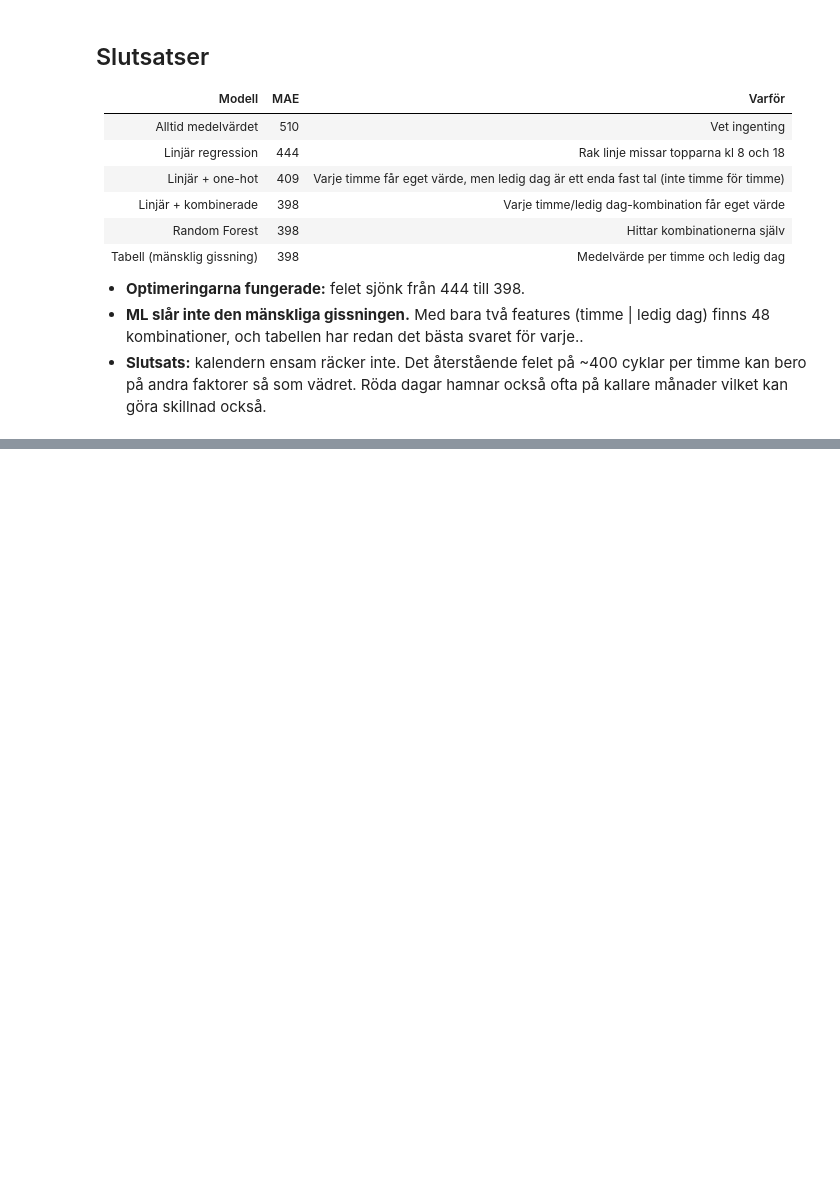
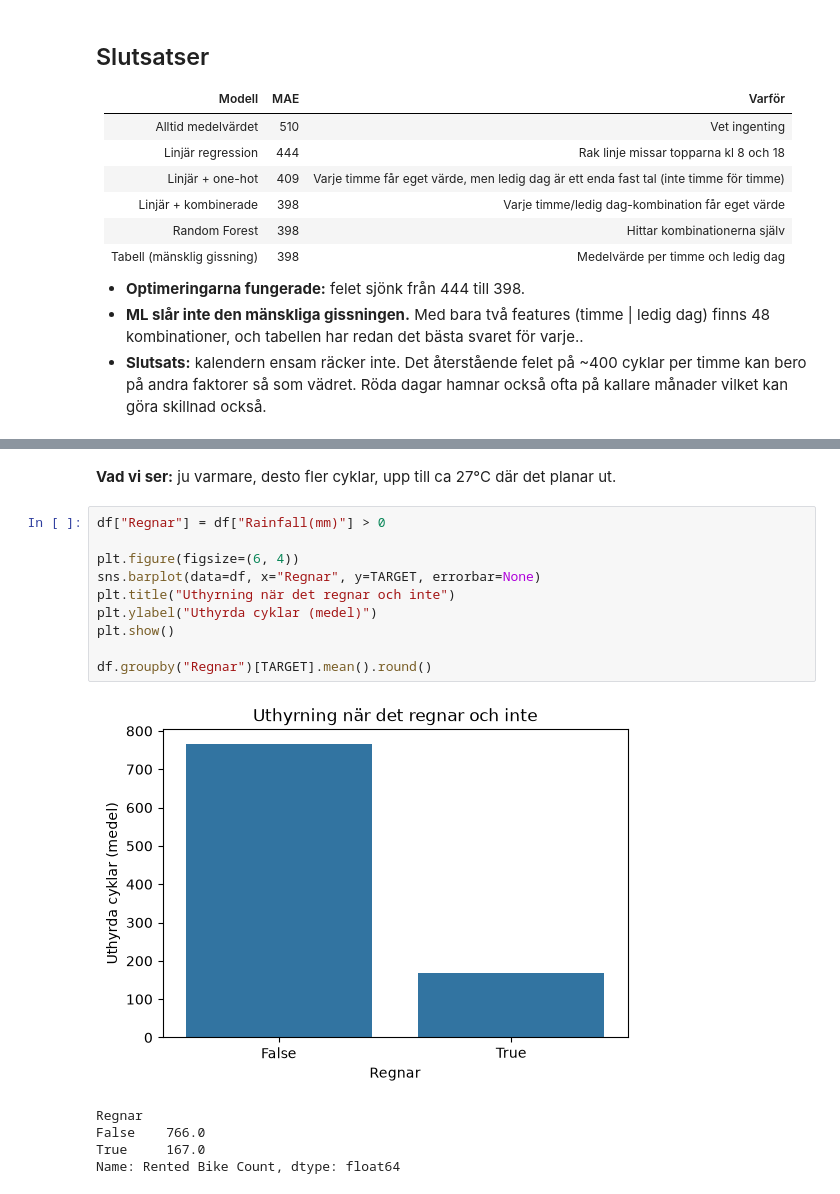
Before and after one commit to ThatMayBeTheCase/seoul-bike-demand, a Jupyter notebook: notebooks/Tider och dagar.ipynb, the cells around one changed output, grey strips where cells are left out. Drawn from its saved outputs; the diff is of its cells as text; blank space fills up the shorter version.

```diff
--- a/notebooks/Tider och dagar.ipynb
+++ b/notebooks/Tider och dagar.ipynb
@@ -329,0 +377,18 @@ dtype: float64
+# %% [markdown]
+**Vad vi ser:** ju varmare, desto fler cyklar, upp till ca 27°C där det planar ut.
+# %%
+df["Regnar"] = df["Rainfall(mm)"] > 0
+
+plt.figure(figsize=(6, 4))
+sns.barplot(data=df, x="Regnar", y=TARGET, errorbar=None)
+plt.title("Uthyrning när det regnar och inte")
+plt.ylabel("Uthyrda cyklar (medel)")
+plt.show()
+
+df.groupby("Regnar")[TARGET].mean().round()
+# %% [output]
+[figure, added]
+Regnar
+False    766.0
+True     167.0
+Name: Rented Bike Count, dtype: float64
```
Also changed, not shown: parts of 28 cells of this notebook.
